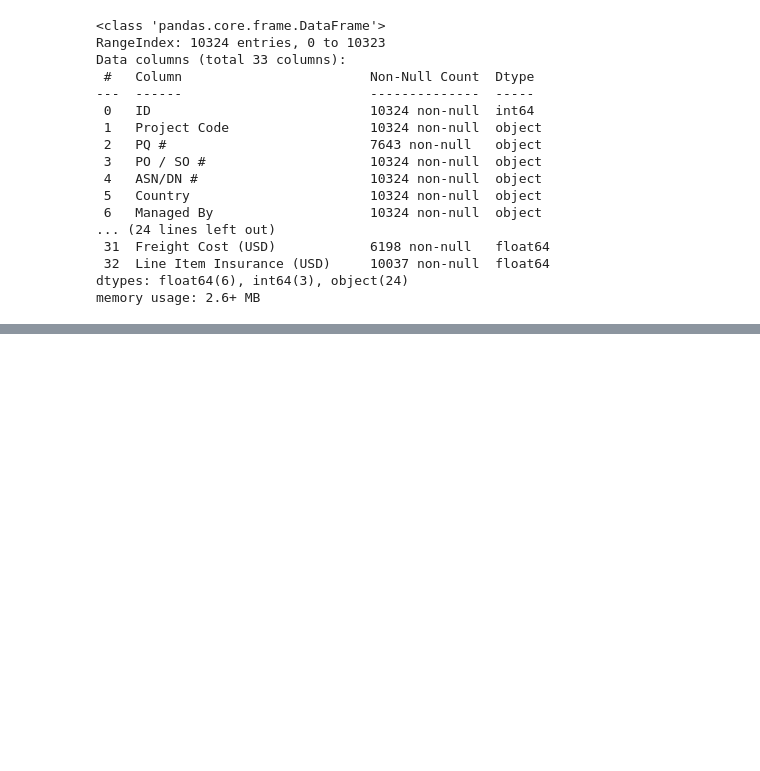
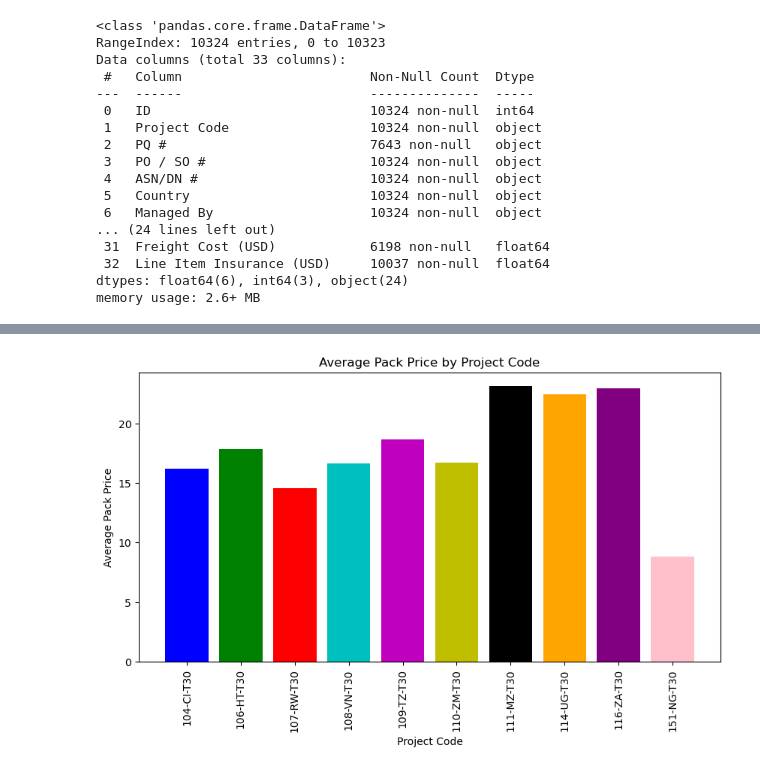
Before and after one commit to Deepak10010/Supply-Chain-Management-Systems, a Jupyter notebook: SCMS.ipynb, the cells around one changed output, grey strips where cells are left out. Cells and saved outputs as stored; diff of their text form; code cells hidden in the pictures; blank space fills up the shorter version.

```diff
--- a/SCMS.ipynb
+++ b/SCMS.ipynb
@@ -36,3 +36,5 @@ Data columns (total 33 columns):
  32  Line Item Insurance (USD)     10037 non-null  float64
 dtypes: float64(6), int64(3), object(24)
 memory usage: 2.6+ MB
+# %%
+df = df.drop('ID', axis=1)
@@ -38,0 +57,16 @@ memory usage: 2.6+ MB
+# %%
+top_project_codes = df['Project Code'].value_counts().index[:10]
+df_top_project_codes = df[df['Project Code'].isin(top_project_codes)]
+average_pack_price = df_top_project_codes.groupby('Project Code')['Pack Price'].mean()
+
+colors = ['b', 'g', 'r', 'c', 'm', 'y', 'k', 'orange', 'purple', 'pink']
+
+plt.figure(figsize=(10,5))
+plt.bar(average_pack_price.index, average_pack_price.values, color=colors)
+plt.xlabel('Project Code')
+plt.ylabel('Average Pack Price')
+plt.title('Average Pack Price by Project Code')
+plt.xticks(rotation=90)
+plt.show()
+# %% [output]
+[figure, added]
```
Also changed, not shown: parts of 4 cells of this notebook.
